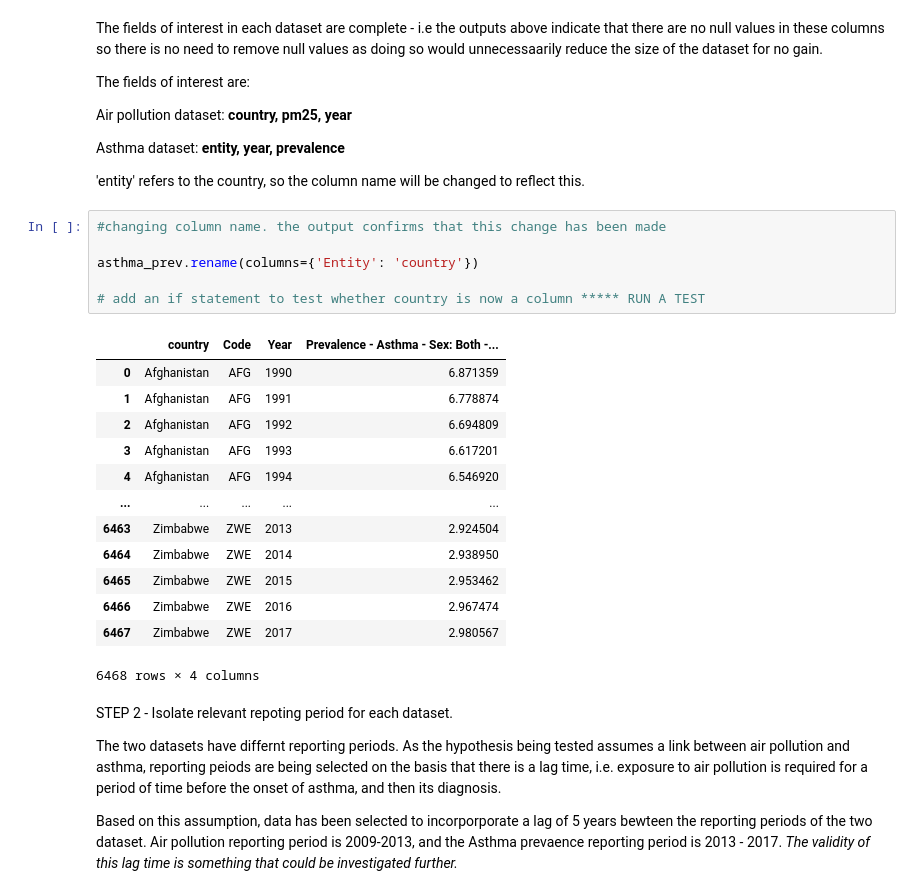
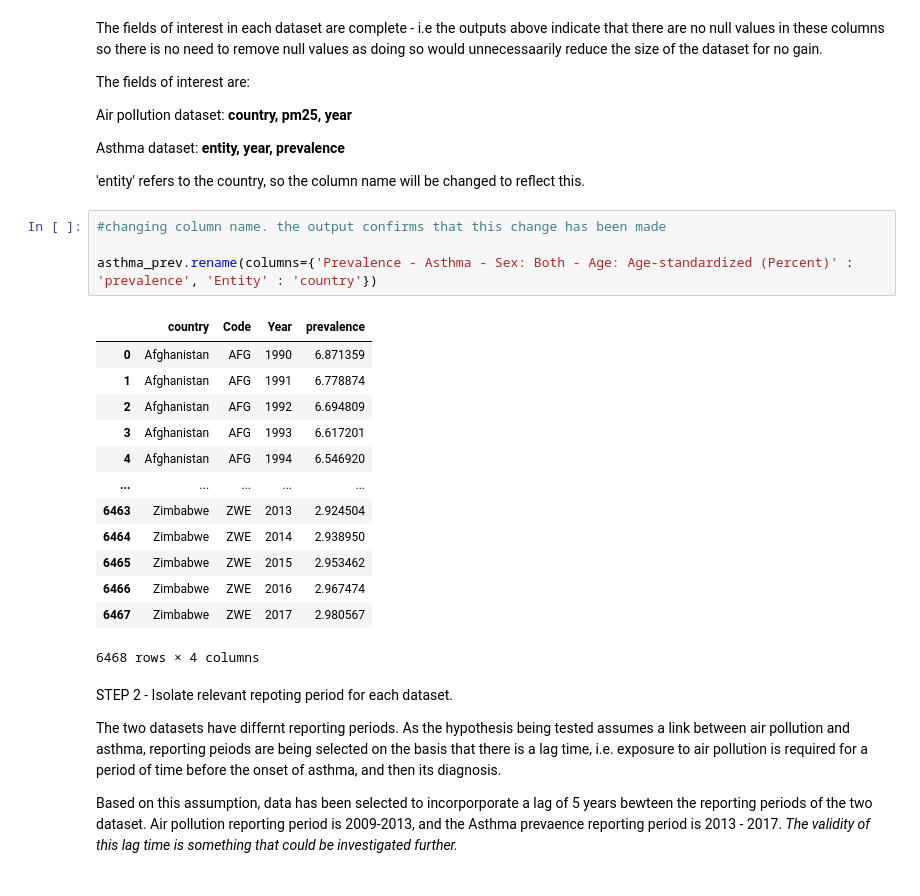
Before and after one commit to claret003/pythoncourse, a Jupyter notebook: Project.ipynb, the cells around one changed output. Drawn from its saved outputs; the diff is of its cells as text.

```diff
--- a/Project.ipynb
+++ b/Project.ipynb
@@ -107,11 +107,9 @@ Asthma dataset: **entity, year, prevalence**
 # %%
 #changing column name. the output confirms that this change has been made
 
-asthma_prev.rename(columns={'Entity': 'country'})
-
-# add an if statement to test whether country is now a column ***** RUN A TEST
+asthma_prev.rename(columns={'Prevalence - Asthma - Sex: Both - Age: Age-standardized (Percent)' : 'prevalence', 'Entity' : 'country'})
 # %% [output]
-|  | country | Code | Year | Prevalence - Asthma - Sex: Both -... |
+|  | country | Code | Year | prevalence |
 | 0 | Afghanistan | AFG | 1990 | 6.871359 |
 | 1 | Afghanistan | AFG | 1991 | 6.778874 |
 | 2 | Afghanistan | AFG | 1992 | 6.694809 |
```
Also changed, not shown: parts of 3 cells of this notebook.
